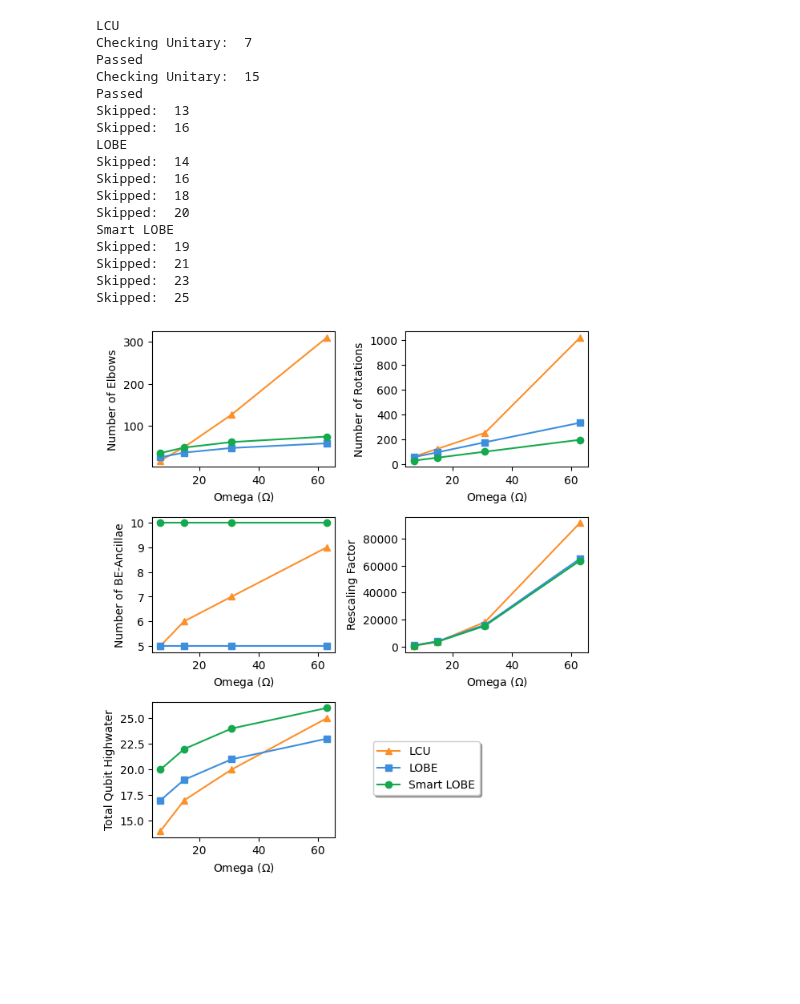
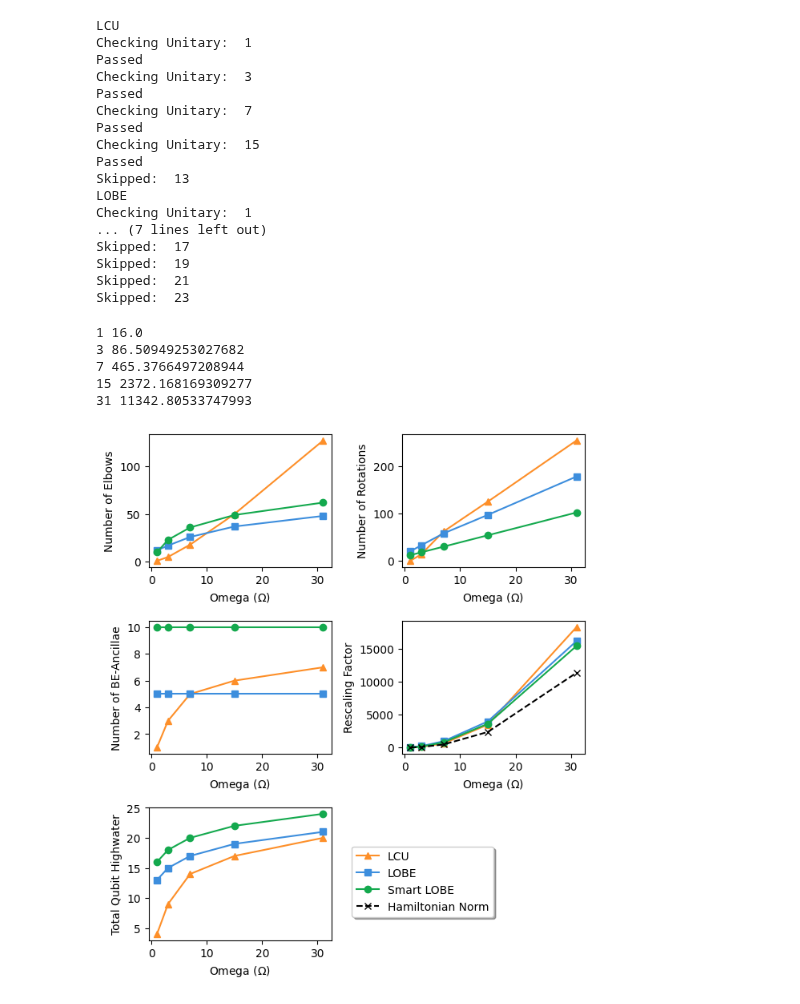
Before and after one commit to Tufts-QIQC/LOBE, a Jupyter notebook: notebooks/qosc_LOBE_vs_LCU.ipynb, the cells around one changed output. Saved outputs shown, nothing was run; the diff lists cells and outputs as text; code cells hidden in the pictures; blank space fills up the shorter version.

```diff
--- a/notebooks/qosc_LOBE_vs_LCU.ipynb
+++ b/notebooks/qosc_LOBE_vs_LCU.ipynb
@@ -173,29 +170,29 @@ def qosc_lobe_circuit_metrics(max_bose_occ):
         if len(term) == 2:
             plus_hc = True
             term = term.to_list()[0]
-        term_dictionary = get_exponents(term, 1)
-        exponents = (term_dictionary["boson"]["annihilation"][0], term_dictionary["boson"]["creation"][0])
+        active_modes, exponents_list = get_bosonic_exponents(term, 1)
+        exponents = exponents_list[0]
 
         if not plus_hc:
             block_encoding_functions.append(partial(
                 bosonic_mode_block_encoding,
                 system=system,
                 block_encoding_ancilla=block_encoding_ancillae[1],
-                active_index=0,
+                active_index=active_modes[0],
                 exponents=exponents,
                 clean_ancillae=clean_ancillae[1:]
             ))
-            rescaling_factors.append(np.sqrt(max_bose_occ)**(exponents[0] + exponents[1]))
+            rescaling_factors.append(np.sqrt(max_bose_occ)**(sum(exponents)))
         else:
             block_encoding_functions.append(partial(
                 bosonic_mode_plus_hc_block_encoding,
                 system=system,
                 block_encoding_ancillae=block_encoding_ancillae,
-                active_index=0,
+                active_index=active_modes[0],
                 exponents=exponents,
                 clean_ancillae=clean_ancillae[1:]
             ))
-            rescaling_factors.append(2*np.sqrt(max_bose_occ)**(exponents[0] + exponents[1]))
+            rescaling_factors.append(2*np.sqrt(max_bose_occ)**(sum(exponents)))
 
 
 
@@ -229,7 +226,7 @@ def qosc_lobe_circuit_metrics(max_bose_occ):
 
     return  metrics, overall_rescaling_factor, len(index_register) + number_of_block_encoding_anillae
 # %%
-omegas = [7, 15, 31, 63]
+omegas = [1, 3, 7, 15, 31]
 print("LCU")
 LCU_DATA = [qosc_lcu_circuit_metrics(omega) for omega in omegas]
 print("LOBE")
@@ -240,22 +237,57 @@ SMART_LOBE_DATA = [qosc_smart_lobe(omega) for omega in omegas]
 system_qubits = [System(1, omega, 1000, False, False, True).number_of_system_qubits for omega in omegas]
 # %% [output]
 LCU
+Checking Unitary:  1
+Passed
+Checking Unitary:  3
+Passed
 Checking Unitary:  7
 Passed
 Checking Unitary:  15
 Passed
 Skipped:  13
-Skipped:  16
 LOBE
-Skipped:  14
-Skipped:  16
-Skipped:  18
-Skipped:  20
-Smart LOBE
+Checking Unitary:  1
+... (7 lines left out)
+Skipped:  17
 Skipped:  19
 Skipped:  21
 Skipped:  23
-Skipped:  25
+# %%
+def matrix_element(k, l, g):
+    return (k + 3 * g * (2 * k ** 2 + 2 * k + 1)) * delta(k, l) +\
+            g * (4 * l + 6) * np.sqrt((l + 1) * (l + 2)) * delta(k, l + 2) +\
+            g * (4 * k + 6) * np.sqrt((k + 1) * (k + 2)) * delta(k + 2, l) +\
+            g * np.sqrt((l + 1) * (l + 2) * (l + 3) * (l + 4)) * delta(k, l + 4) +\
+            g * np.sqrt((k + 1) * (k + 2) * (k + 3) * (k + 4)) * delta(k + 4, l)
+
+def delta(k, l):
+    if k == l: return 1
+    return 0
+
+
+def _get_qosc_hamiltonian_norm(max_bose_occ, g=1):
+    H_from_matrix_elements = np.zeros((max_bose_occ + 1, max_bose_occ + 1))
+
+    for i in range(max_bose_occ + 1):
+        for j in range(max_bose_occ + 1):
+            H_from_matrix_elements[i][j] = matrix_element(i, j, g)
+
+    vals = np.linalg.eigvalsh(H_from_matrix_elements)
+    return max(np.abs(vals))
+# %%
+operator = qosc_Hamiltonian(1).normal_order()
+operator.remove_identity()
+operator_norms = []
+for omega in omegas:
+    operator_norms.append(_get_qosc_hamiltonian_norm(omega))
+    print(omega, operator_norms[-1])
+# %% [output]
+1 16.0
+3 86.50949253027682
+7 465.3766497208944
+15 2372.168169309277
+31 11342.80533747993
 # %%
 fig, axes = plt.subplots(3, 2, figsize=(16 / 2.54, 18 / 2.54))
 
@@ -268,31 +300,33 @@ axes[0][0].set_xlabel("Omega ($\Omega$)")
 axes[0][1].plot(omegas, [LCU_DATA[i][0].number_of_rotations for i in range(len(omegas))], color=ORANGE, marker='^', alpha = 1)
 axes[0][1].plot(omegas, [LOBE_DATA[i][0].number_of_rotations for i in range(len(omegas))], color=BLUE, marker='s', alpha = 1)
 axes[0][1].plot(omegas, [SMART_LOBE_DATA[i][0].number_of_rotations for i in range(len(omegas))], color=GREEN, marker='o', alpha = 1)
 axes[0][1].set_ylabel("Number of Rotations")
 axes[0][1].set_xlabel("Omega ($\Omega$)")
 
 axes[1][0].plot(omegas, [LCU_DATA[i][2] for i in range(len(omegas))], color=ORANGE, marker='^', alpha = 1)
 axes[1][0].plot(omegas, [LOBE_DATA[i][2] for i in range(len(omegas))], color=BLUE, marker='s', alpha = 1)
 axes[1][0].plot(omegas, [SMART_LOBE_DATA[i][2] for i in range(len(omegas))], color=GREEN, marker='o', alpha = 1)
 axes[1][0].set_ylabel("Number of BE-Ancillae")
 axes[1][0].set_xlabel("Omega ($\Omega$)")
 
 axes[1][1].plot(omegas, [LCU_DATA[i][1] for i in range(len(omegas))], color=ORANGE, marker='^', alpha = 1)
 axes[1][1].plot(omegas, [LOBE_DATA[i][1] for i in range(len(omegas))], color=BLUE, marker='s', alpha = 1)
 axes[1][1].plot(omegas, [SMART_LOBE_DATA[i][1] for i in range(len(omegas))], color=GREEN, marker='o', alpha = 1)
+axes[1][1].plot(omegas, [operator_norms[i] for i in range(len(omegas))], color="black", marker='x', ls='--', alpha = 1)
 axes[1][1].set_ylabel("Rescaling Factor")
 axes[1][1].set_xlabel("Omega ($\Omega$)")
 
 axes[2][0].plot(omegas, [LCU_DATA[i][0].ancillae_highwater() + LCU_DATA[i][2] + system_qubits[i] + 1 for i in range(len(omegas))], color=ORANGE, marker='^', alpha = 1, label="LCU")
 axes[2][0].plot(omegas, [LOBE_DATA[i][0].ancillae_highwater() + LOBE_DATA[i][2] + system_qubits[i] + 1 for i in range(len(omegas))], color=BLUE, marker='s', alpha = 1, label="LOBE")
 axes[2][0].plot(omegas, [SMART_LOBE_DATA[i][0].ancillae_highwater() + SMART_LOBE_DATA[i][2] + system_qubits[i] + 1 for i in range(len(omegas))], color=GREEN, marker='o', alpha = 1, label="Smart LOBE")
+axes[2][0].plot([], [], color="black", marker='x', ls='--', alpha = 1, label="Hamiltonian Norm")
 axes[2][0].set_ylabel("Total Qubit Highwater")
 axes[2][0].set_xlabel("Omega ($\Omega$)")
 
 fig.delaxes(axes[2][1])
 plt.tight_layout()
 axes[2][0].legend(loc='upper center', bbox_to_anchor=(1.5, 0.75),
           fancybox=True, shadow=True, ncol=1)
 plt.savefig("../manuscript/figures/quartic_oscillator.pdf", dpi=300)
 # %% [output]
-[figure, old version]
+[figure, new version]
```
Also changed, not shown: parts of 2 cells of this notebook, 1 other file.
